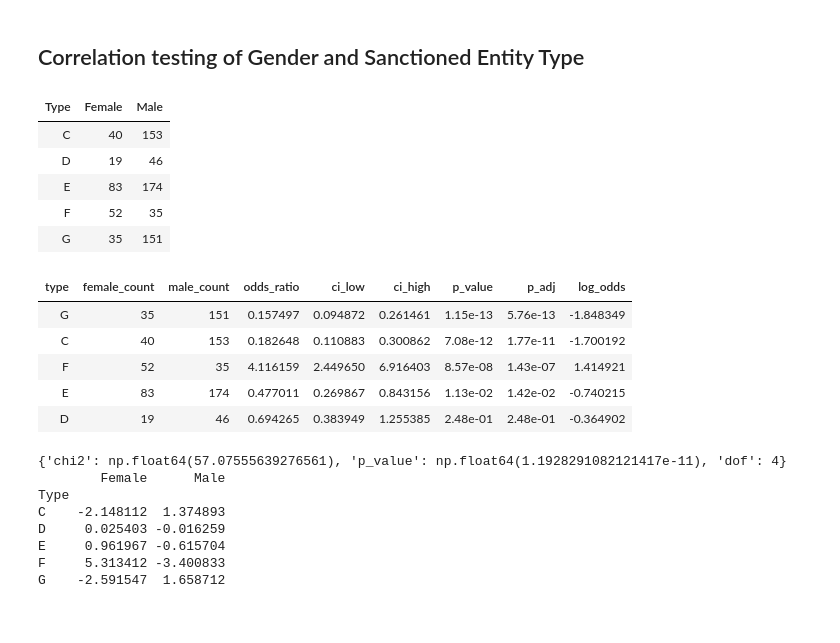
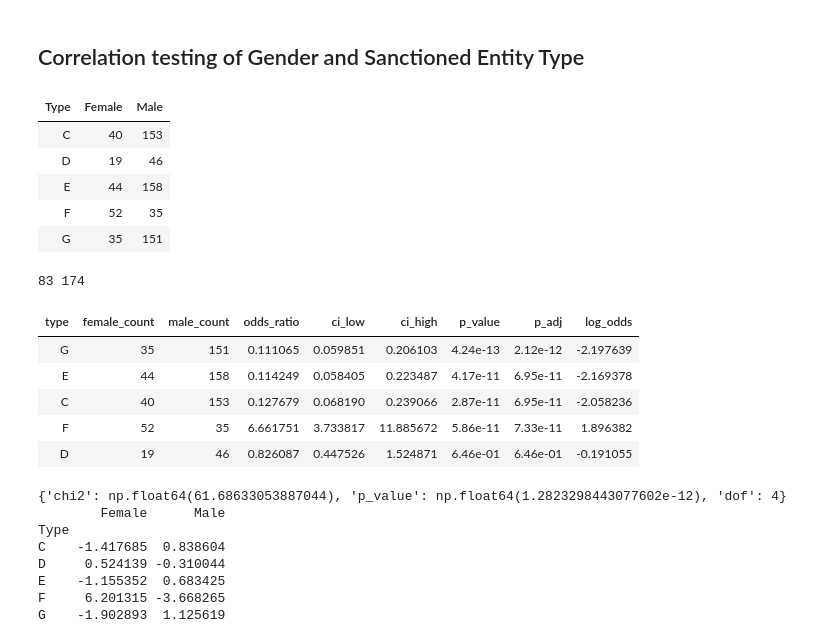
Before and after one commit to jellyrosp/opensanctions, a Jupyter notebook: jupyter_nb/h2/data_plot_h2_csv.ipynb, the cells around one changed output. Cells and saved outputs as stored; diff of their text form; code cells hidden in the pictures.

Commit message:
classification updated

```diff
--- a/jupyter_nb/h2/data_plot_h2_csv.ipynb
+++ b/jupyter_nb/h2/data_plot_h2_csv.ipynb
@@ -458,67 +458,63 @@ Gender distribution varies significantly across sanction-related topics. Topic-l
 ## Correlation testing of Gender and Sanctioned Entity Type
 # %%
 from opensanctions.const import classification_csv_path
-from opensanctions.classification import load_and_prepare_data, get_gender_type_contingency_table, gender_type_inference, perform_chi_square_tests
+from opensanctions.classification import load_and_prepare_data, get_filtered_df, get_gender_type_contingency_table, gender_type_inference, perform_chi_square_tests
 
 data_prepared = load_and_prepare_data(classification_csv_path)
-conting_table = get_gender_type_contingency_table(data_prepared)
+filtered_df = get_filtered_df(data_prepared)
+
+conting_table = get_gender_type_contingency_table(filtered_df)
 display(conting_table.style.hide(axis="index"))
 
 results_df, chi2_result, standardized_residuals = gender_type_inference(
-    conting_table, data_prepared          # <-- pass df here
+    conting_table, filtered_df          # <-- pass df here
 )
 #display(results_df.style.hide(axis="index"))
-display(
-    results_df.style
-    .format({
-        "p_value": "{:.2e}",
-        "p_adj": "{:.2e}"
-    })
-    .hide(axis="index")
-)
+display(results_df.style.hide(axis="index"))
 print("")
 print(chi2_result)
 print(standardized_residuals)
 
 tests = [
     {
         "name":    "activity-based+family-ties",
         "mask_fn": lambda df: (df["C"] == 1) & (df["F"] == 1),
     },
     {
         "name":    "profit-based+family-ties",
         "mask_fn": lambda df: (df["D"] == 1) & (df["F"] == 1),
     },
     {
         "name":    "family-ties",
         "mask_fn": lambda df: df["F"] == 1,
     },
     {
         "name":    "activity-based+other-ties",
         "mask_fn": lambda df: (df["C"] == 1) & (df["G"] == 1),
     },
 ]
-chisqualre_table = perform_chi_square_tests(data_prepared, tests)
+chisqualre_table = perform_chi_square_tests(filtered_df, tests)
 display(chisqualre_table.style.hide(axis="index"))
 # %% [output]
 | Type | Female | Male |
 | C | 40 | 153 |
 | D | 19 | 46 |
-| E | 83 | 174 |
+| E | 44 | 158 |
 | F | 52 | 35 |
 | G | 35 | 151 |
+83 174
 | type | female_count | male_count | odds_ratio | ci_low | ci_high | p_value | p_adj | log_odds |
-| G | 35 | 151 | 0.157497 | 0.094872 | 0.261461 | 1.15e-13 | 5.76e-13 | -1.848349 |
-| C | 40 | 153 | 0.182648 | 0.110883 | 0.300862 | 7.08e-12 | 1.77e-11 | -1.700192 |
-| F | 52 | 35 | 4.116159 | 2.449650 | 6.916403 | 8.57e-08 | 1.43e-07 | 1.414921 |
-| E | 83 | 174 | 0.477011 | 0.269867 | 0.843156 | 1.13e-02 | 1.42e-02 | -0.740215 |
-| D | 19 | 46 | 0.694265 | 0.383949 | 1.255385 | 2.48e-01 | 2.48e-01 | -0.364902 |
+| G | 35 | 151 | 0.111065 | 0.059851 | 0.206103 | 4.24e-13 | 2.12e-12 | -2.197639 |
+| E | 44 | 158 | 0.114249 | 0.058405 | 0.223487 | 4.17e-11 | 6.95e-11 | -2.169378 |
+| C | 40 | 153 | 0.127679 | 0.068190 | 0.239066 | 2.87e-11 | 6.95e-11 | -2.058236 |
+| F | 52 | 35 | 6.661751 | 3.733817 | 11.885672 | 5.86e-11 | 7.33e-11 | 1.896382 |
+| D | 19 | 46 | 0.826087 | 0.447526 | 1.524871 | 6.46e-01 | 6.46e-01 | -0.191055 |
-{'chi2': np.float64(57.07555639276561), 'p_value': np.float64(1.1928291082121417e-11), 'dof': 4}
-        Female      Male
-Type
-C    -2.148112  1.374893
-D     0.025403 -0.016259
-E     0.961967 -0.615704
-F     5.313412 -3.400833
-G    -2.591547  1.658712
+{'chi2': np.float64(61.68633053887044), 'p_value': np.float64(1.2823298443077602e-12), 'dof': 4}
+        Female      Male
+Type
+C    -1.417685  0.838604
+D     0.524139 -0.310044
+E    -1.155352  0.683425
+F     6.201315 -3.668265
+G    -1.902893  1.125619
 | type | female_count | male_count | n_female | n_male | odds_ratio | ci_low | ci_high | p_value | log_odds | p_adj |
```
Also changed, not shown: parts of 2 cells of this notebook, 1 other file.
